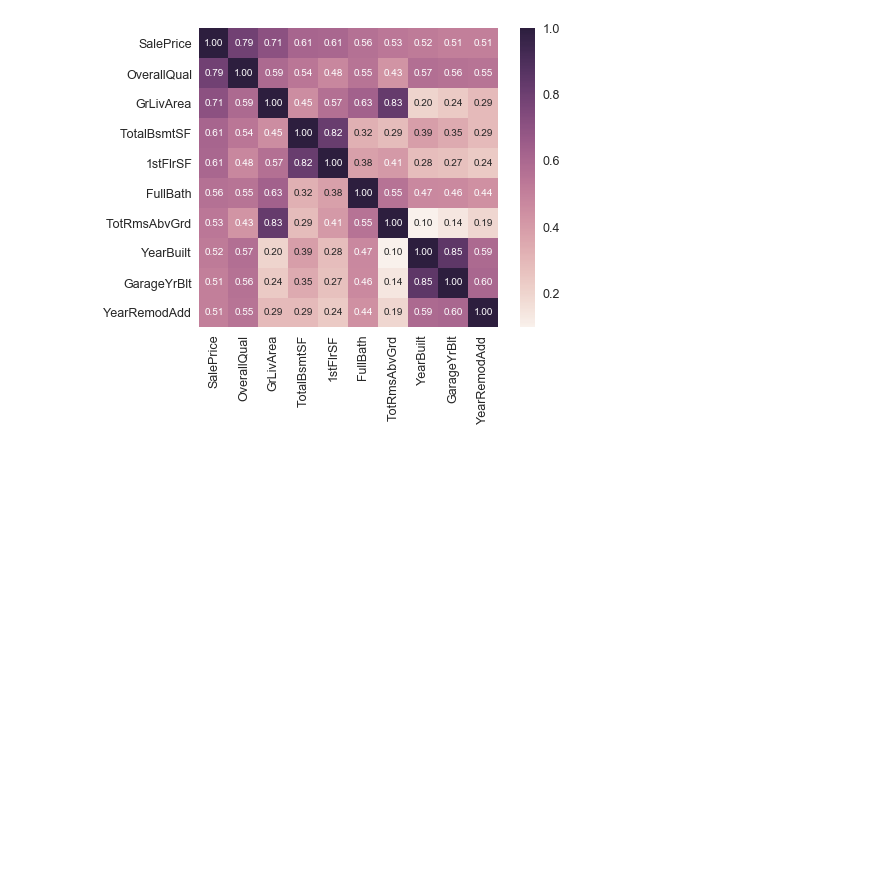
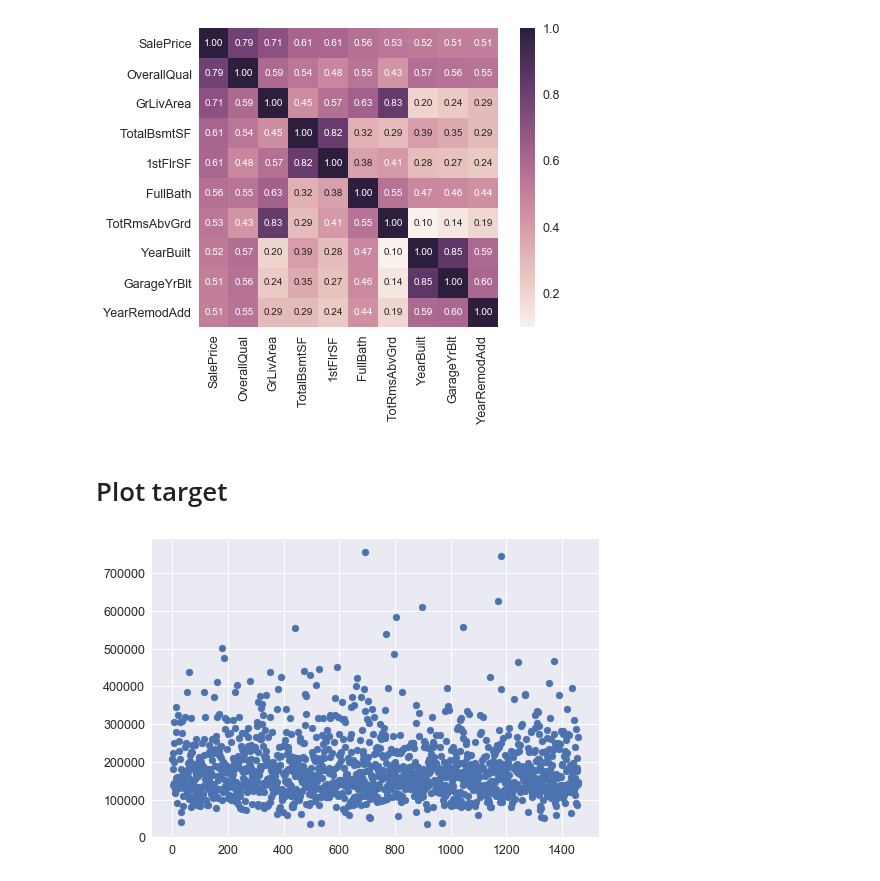
Before and after one commit to latuannetnam/kaggle, a Jupyter notebook: House Prices/House price analysis - version 4 (fill NaN for every columns).ipynb, the cells around one changed output. Cells and saved outputs as stored; diff of their text form; code cells hidden in the pictures; blank space fills up the shorter version.

```diff
--- a/House Prices/House price analysis - version 4 (fill NaN for every columns).ipynb
+++ b/House Prices/House price analysis - version 4 (fill NaN for every columns).ipynb
@@ -600,3 +600,11 @@ plt.show()
 ['SalePrice' 'OverallQual' 'GrLivArea' 'TotalBsmtSF' '1stFlrSF' 'FullBath'
  'TotRmsAbvGrd' 'YearBuilt' 'GarageYrBlt' 'YearRemodAdd']
 [figure]
+# %% [markdown]
+# Plot target
+# %%
+x = np.arange(len(target))
+plt.scatter(x, target)
+plt.show()
+# %% [output]
+[figure, added]
```
Also changed, not shown: parts of 5 cells of this notebook, 3 other files.
